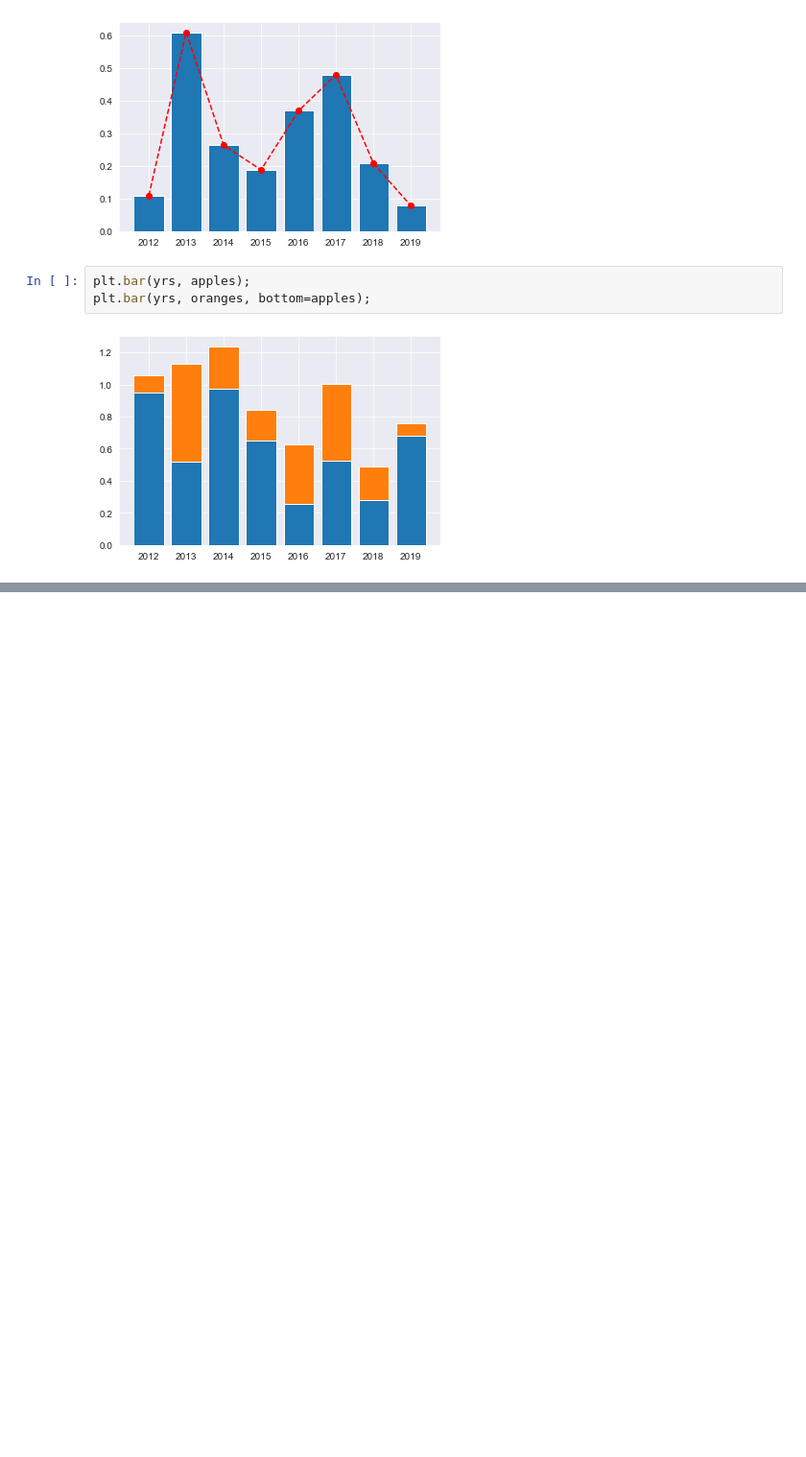
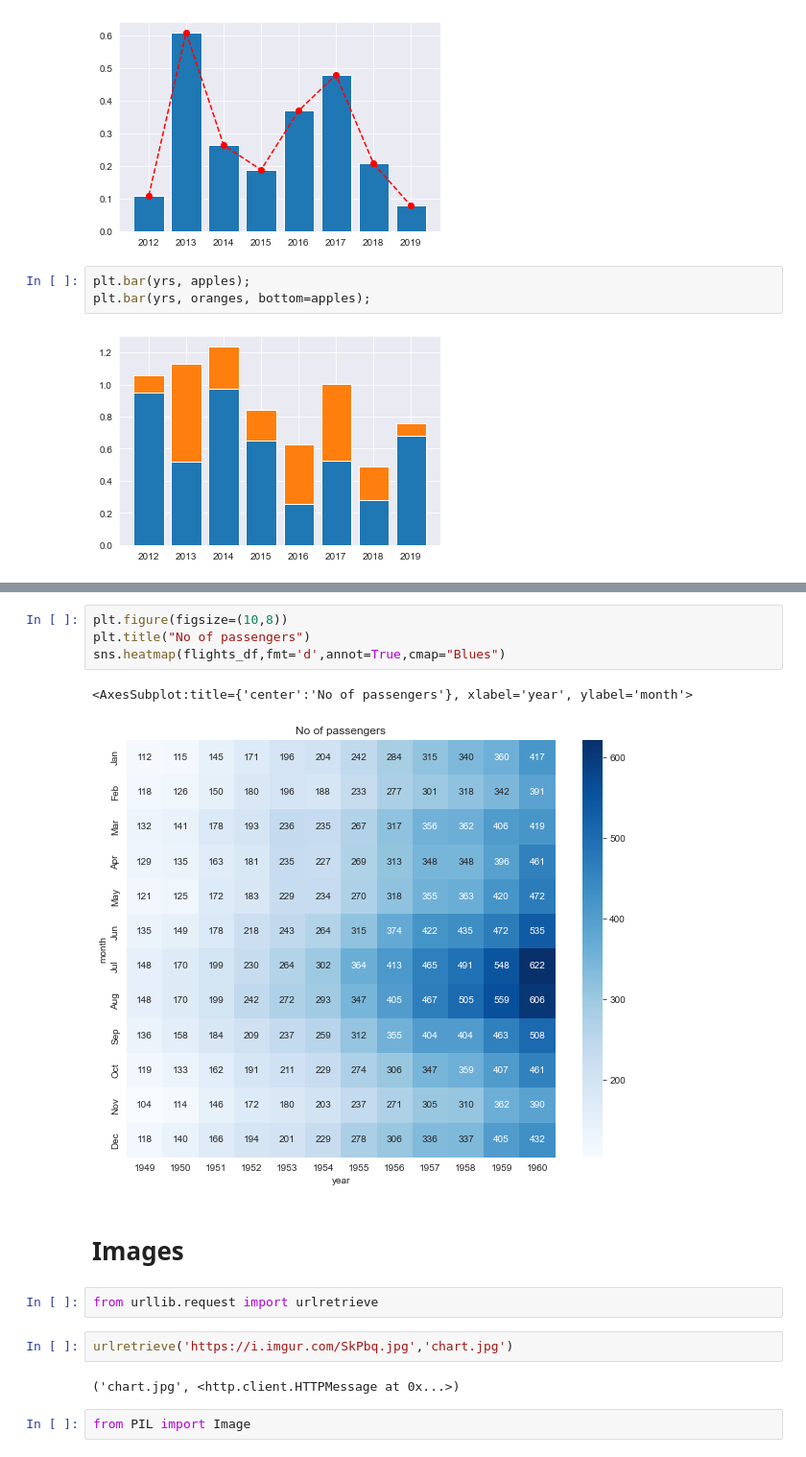
Before and after one commit to mekken2/EDA-Squad, a Jupyter notebook: Jovian_matplot_sns/Jovian_matplotlib_sns.ipynb, the cells around one changed output, grey strips where cells are left out. Shown: that part at 96% size. Saved outputs shown, nothing was run; the diff lists cells and outputs as text; blank space fills up the shorter version.

Commit message:
Added Images

```diff
--- a/Jovian_matplot_sns/Jovian_matplotlib_sns.ipynb
+++ b/Jovian_matplot_sns/Jovian_matplotlib_sns.ipynb
@@ -369,0 +363,17 @@ sns.heatmap(flights_df,fmt='d',annot=True,cmap="Blues")
+# %%
+plt.figure(figsize=(10,8))
+plt.title("No of passengers")
+sns.heatmap(flights_df,fmt='d',annot=True,cmap="Blues")
+# %% [output]
+<AxesSubplot:title={'center':'No of passengers'}, xlabel='year', ylabel='month'>
+[figure, added]
+# %% [markdown]
+# Images
+# %%
+from urllib.request import urlretrieve
+# %%
+urlretrieve('https://i.imgur.com/SkPbq.jpg','chart.jpg')
+# %% [output]
+('chart.jpg', <http.client.HTTPMessage at 0x...>)
+# %%
+from PIL import Image
```
Also changed, not shown: parts of 32 cells of this notebook, 1 other file.
